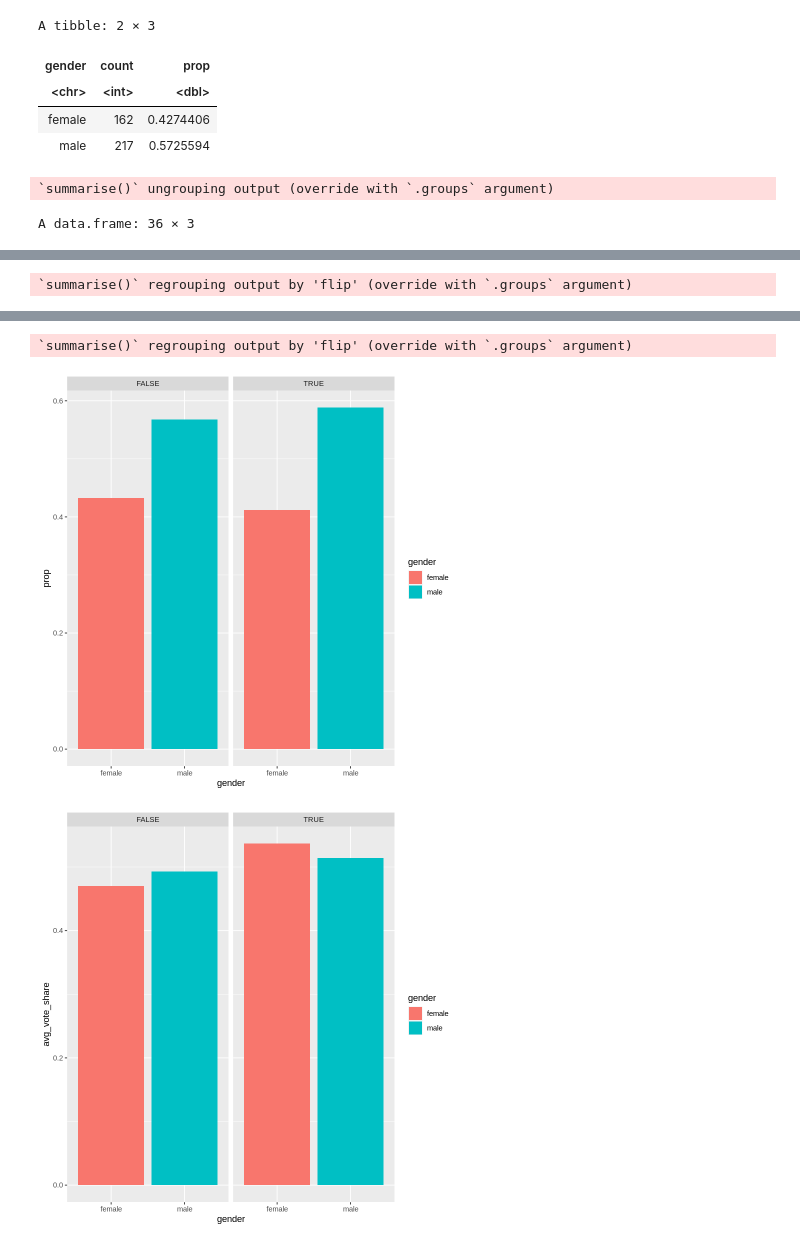
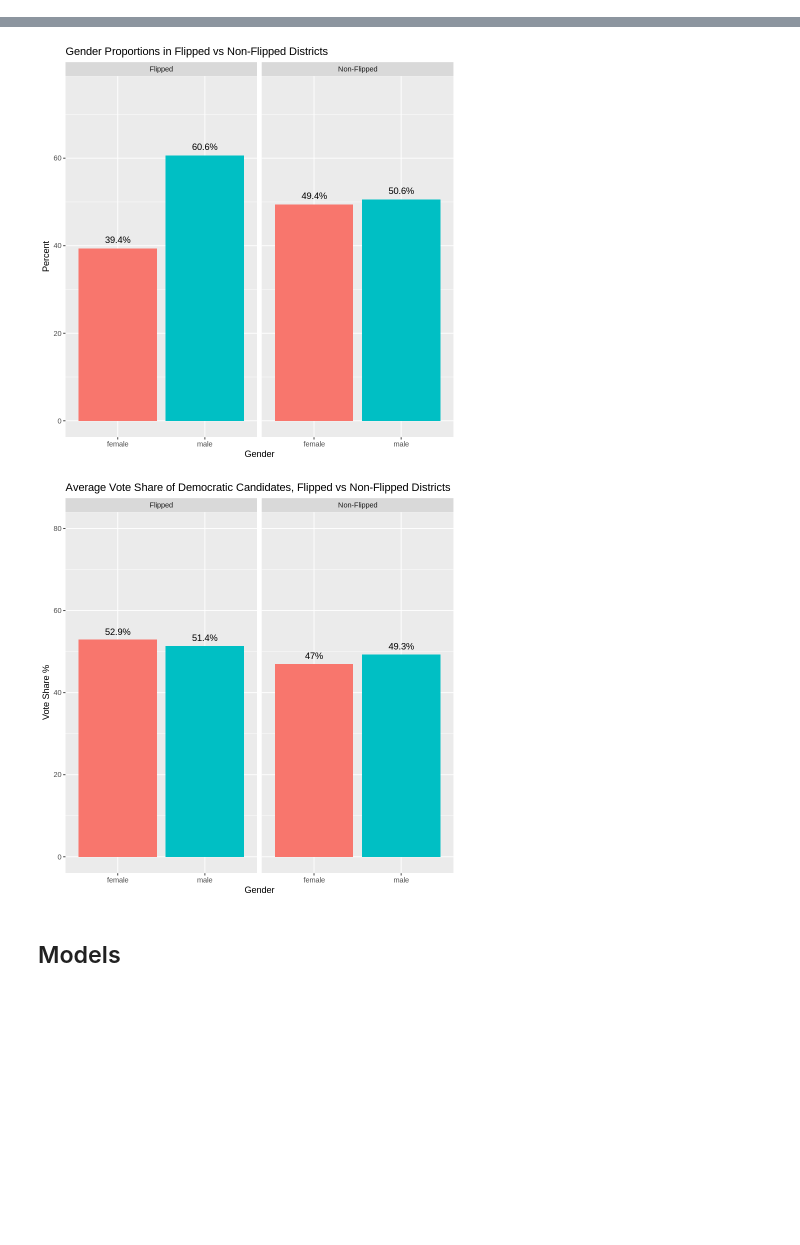
Before and after one commit to michael-bonitati-1117/final_project, a Jupyter notebook: Flipped_House_Analysis.ipynb, the cells around one changed output, grey strips where cells are left out. Drawn from its saved outputs; the diff is of its cells as text; code cells hidden in the pictures; blank space fills up the shorter version.

Commit message:
prettied up graphs for house flips some

```diff
--- a/Flipped_House_Analysis.ipynb
+++ b/Flipped_House_Analysis.ipynb
@@ -104,40 +148,50 @@ A data.frame: 2 × 14
 ## Visuals
 CD_results_long %>%
     filter(party == "Democrat", gender %in% c("male", "female")) %>%
-    group_by(flip, gender) %>%
-    summarize(count = n())
-
-CD_results_long %>%
-    filter(party == "Democrat", gender %in% c("male", "female")) %>%
     group_by(gender) %>%
     summarize(count = n()) %>%
-    mutate(prop = count / sum(count))
+    mutate(prop = round(100*count / sum(count),1)) %>%
+    ggplot(aes(x = gender, y = prop, fill = gender, label = paste(prop, "%", sep =""))) +
+        geom_bar(stat = "identity") +
+        geom_text(position = position_nudge(0, 2)) +
+        theme(legend.position = "none") +
+        labs(title = "Gender Proportion of Winning Candidates in 'Flipped' Districts",
+            x = "Gender",
+            y = "Percent") +
+        ylim(0, 75)
 
 
 CD_results_long %>%
-    filter(party == "Democrat", gender %in% c("male", "female")) %>%
-    group_by(gender) %>%
+    filter(party == "Democrat", gender %in% c("male", "female"), vote_share < 0.75, pres_winner == "Trump") %>%
+    group_by(flip, gender) %>%
     summarize(count = n()) %>%
-    mutate(prop = count / sum(count)) %>%
-    ggplot(aes(x = gender, y = prop, fill = gender)) +
-        geom_bar(stat = "identity")
+    mutate(prop = round(100*count / sum(count),1),
+          flip = ifelse(flip == FALSE, "Non-Flipped", "Flipped")) %>%
+    ggplot(aes(x = gender, y = prop, fill = gender, label = paste(prop, "%", sep = ""))) +
+        geom_bar(stat = "identity") +
+        geom_text(position = position_nudge(0,2)) +
+        facet_grid(. ~ flip) +
+        theme(legend.position = "none") +
+        labs(title = "Gender Proportions in Flipped vs Non-Flipped Districts",
+            x = "Gender",
+            y = "Percent") +
+        ylim(0, 75)
 
 
 CD_results_long %>%
-    filter(party == "Democrat", gender %in% c("male", "female"), vote_share < 0.75) %>%
+    filter(party == "Democrat", gender %in% c("male", "female"), vote_share < 0.75, candidate != "No candidate") %>%
     group_by(flip, gender) %>%
-    summarize(count = n()) %>%
-    mutate(prop = count / sum(count)) %>%
-    ggplot(aes(x = gender, y = prop, fill = gender)) +
+    summarize(avg_vote_share = round(100*mean(vote_share),1)) %>%
+    mutate(flip = ifelse(flip == FALSE, "Non-Flipped", "Flipped")) %>%
+    ggplot(aes(x = gender, y = avg_vote_share, fill = gender, label = paste(avg_vote_share, "%", sep = ""))) +
         geom_bar(stat = "identity") +
-        facet_grid(. ~ flip)
-
-CD_results_long %>%
-    filter(party == "Democrat", gender %in% c("male", "female"), vote_share <0.75) %>%
-    group_by(flip, gender) %>%
-    summarize(avg_vote_share = mean(vote_share)) %>%
-    ggplot(aes(x = gender, y = avg_vote_share, fill = gender)) +
-    geom_bar(stat = "identity") +
-    facet_grid(. ~ flip)
+        geom_text(position = position_nudge(0,2)) +
+        facet_grid(. ~ flip) +
+        theme(legend.position = "none") +
+        labs(title = "Average Vote Share of Democratic Candidates, Flipped vs Non-Flipped Districts",
+            x = "Gender",
+            y = "Vote Share %") +
+        ylim(0, 80)
 # Kind of interesting that there are more males than females in the flipped district winners but females had a higher vote share on average
+# Many ways to split this last one, not exactly fair to compare winners to a group that includes losers, but comparing them to non-flipped winners only would include 'safe' seats with high Dem margins
 # %% [output]
@@ -153,7 +202,0 @@ A grouped_df: 4 × 3
-A tibble: 2 × 3
-| gender | count | prop |
-| <chr> | <int> | <dbl> |
-| female | 162 | 0.4274406 |
-| male | 217 | 0.5725594 |
-`summarise()` ungrouping output (override with `.groups` argument)
-A data.frame: 36 × 3
@@ -178 +202,0 @@ A data.frame: 36 × 3
-`summarise()` regrouping output by 'flip' (override with `.groups` argument)
@@ -180,4 +203,5 @@ A data.frame: 36 × 3
-`summarise()` regrouping output by 'flip' (override with `.groups` argument)
-[figure, old version]
+[figure, new version]
-[figure, old version]
+[figure, new version]
+# %% [markdown]
+## Models
 # %%
```
Also changed, not shown: parts of 7 cells of this notebook, 1 other file.
